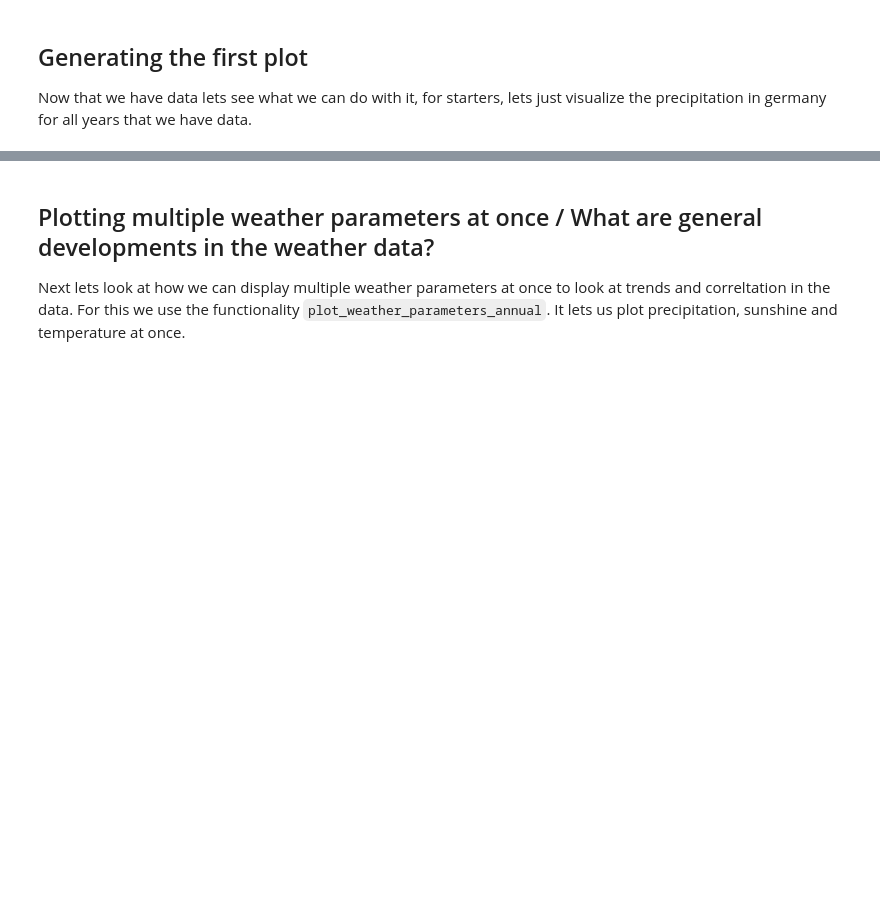
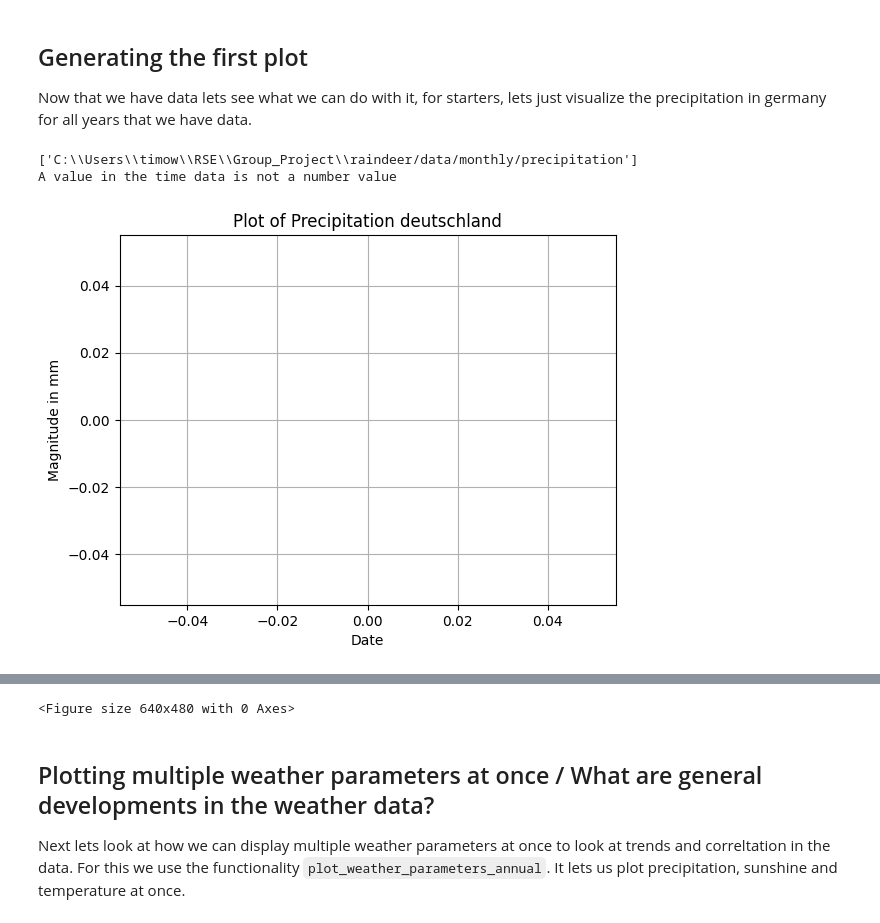
Before and after one commit to ni-be/raindeer, a Jupyter notebook: src/raindeer.ipynb, the cells around one changed output, grey strips where cells are left out. Drawn from its saved outputs; the diff is of its cells as text; code cells hidden in the pictures; blank space fills up the shorter version.

```diff
--- a/src/raindeer.ipynb
+++ b/src/raindeer.ipynb
@@ -30,3 +55,9 @@ As we can see this took the desired data from the website of the Dwd and gave us
 # %% [markdown]
 ##  Generating the first plot
 Now that we have data lets see what we can do with it, for starters, lets just visualize the precipitation in germany for all years that we have data.
+# %%
+plot_between_years('precipitation', 'monthly', [198101, 202101], 'deutschland', 'rain', 'simple')
+# %% [output]
+['C:\\Users\\timow\\RSE\\Group_Project\\raindeer/data/monthly/precipitation']
+A value in the time data is not a number value
+[figure, added]
@@ -33,3 +65,4 @@ Now that we have data lets see what we can do with it, for starters, lets just v
+<Figure size 640x480 with 0 Axes>
 # %% [markdown]
 ## Plotting multiple weather parameters at once / What are general developments in the weather data?
 Next lets look at how we can display multiple weather parameters at once to look at trends and correltation in the data. For this we use the functionality ``plot_weather_parameters_annual``. It lets us plot precipitation, sunshine and temperature at once.
```
Also changed, not shown: parts of 7 cells of this notebook.
